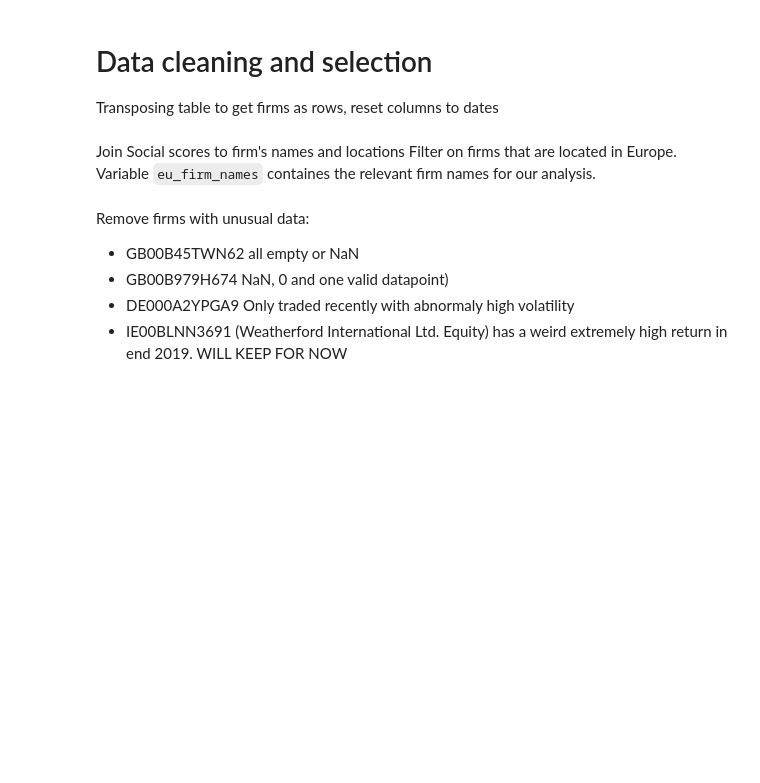
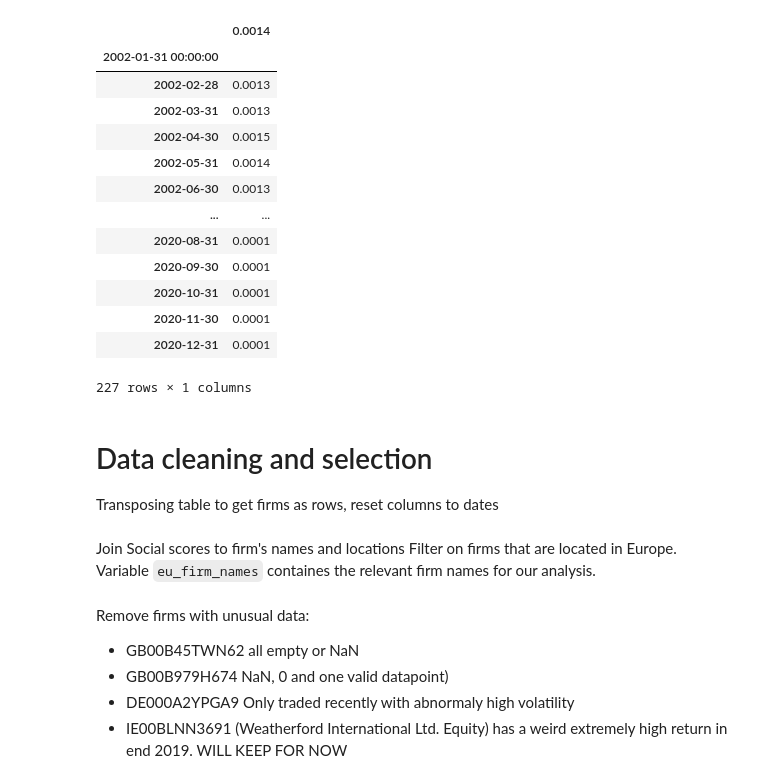
Before and after one commit to 0xMarmelade/FIN-429-Sustainable-finance, a Jupyter notebook: h1.ipynb, the cells around one changed output. Drawn from its saved outputs; the diff is of its cells as text; code cells hidden in the pictures; blank space fills up the shorter version.

```diff
--- a/h1.ipynb
+++ b/h1.ipynb
@@ -10,7 +10,25 @@ firms = pd.read_excel('https://github.com/0xMarmelade/FIN-429-Sustainable-financ
 scores = pd.read_excel('https://github.com/0xMarmelade/FIN-429-Sustainable-finance/raw/main/Soc.xlsx', index_col = 0)
 returns = pd.read_excel('https://github.com/0xMarmelade/FIN-429-Sustainable-finance/raw/main/monthlyreturns.xlsx', index_col = 0)
 market_values = pd.read_excel('https://github.com/0xMarmelade/FIN-429-Sustainable-finance/raw/main/size.xlsx', index_col=0)
+risk_free = pd.read_excel('https://github.com/0xMarmelade/FIN-429-Sustainable-finance/raw/main/eurf.xlsx', index_col=0)
 eu_countrycodes = ['AL','AD', 'AM','AT','BA','BE','BG','CH','CY','DE','DK','EE','ES','FI','FR','GE', 'GB','GR','HR','HU','IE','IS','IT','LT','LV','MC','MK','MT','NL','NO','PL','PT','RO','RS', 'RU','SE','SI', 'TR', 'UA', 'MD', 'LI']
+# %%
+risk_free
+# %% [output]
+|  | 0.0014 |
+| 2002-01-31 00:00:00 |  |
+| 2002-02-28 | 0.0013 |
+| 2002-03-31 | 0.0013 |
+| 2002-04-30 | 0.0015 |
+| 2002-05-31 | 0.0014 |
+| 2002-06-30 | 0.0013 |
+| ... | ... |
+| 2020-08-31 | 0.0001 |
+| 2020-09-30 | 0.0001 |
+| 2020-10-31 | 0.0001 |
+| 2020-11-30 | 0.0001 |
+| 2020-12-31 | 0.0001 |
+227 rows × 1 columns
 # %% [markdown]
 # Data cleaning and selection
 Transposing table to get firms as rows, reset columns to dates
```
Also changed, not shown: 1 other file.
